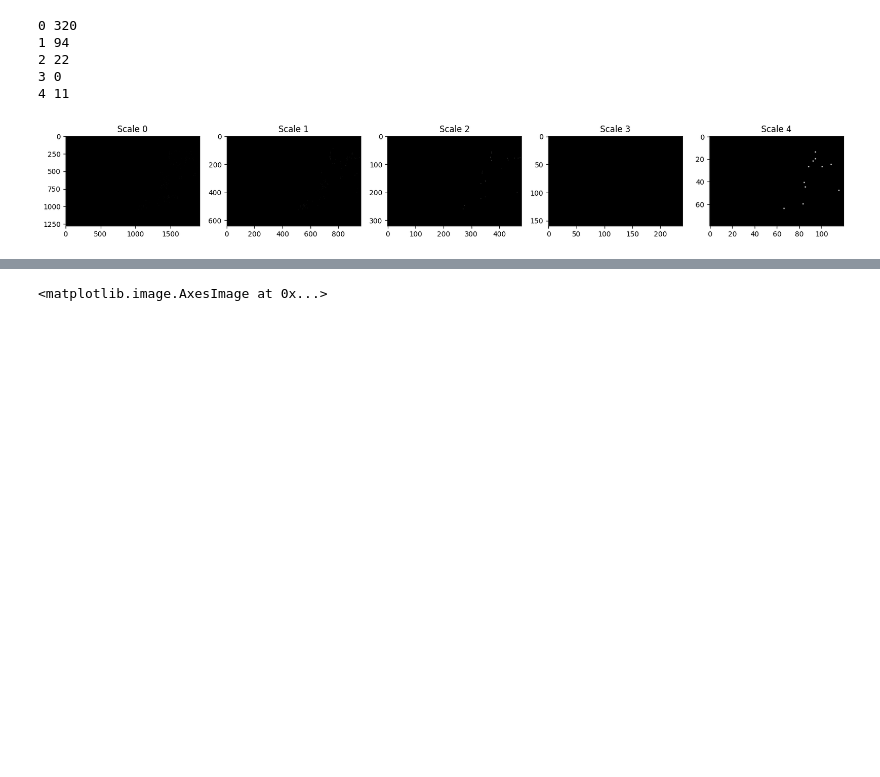
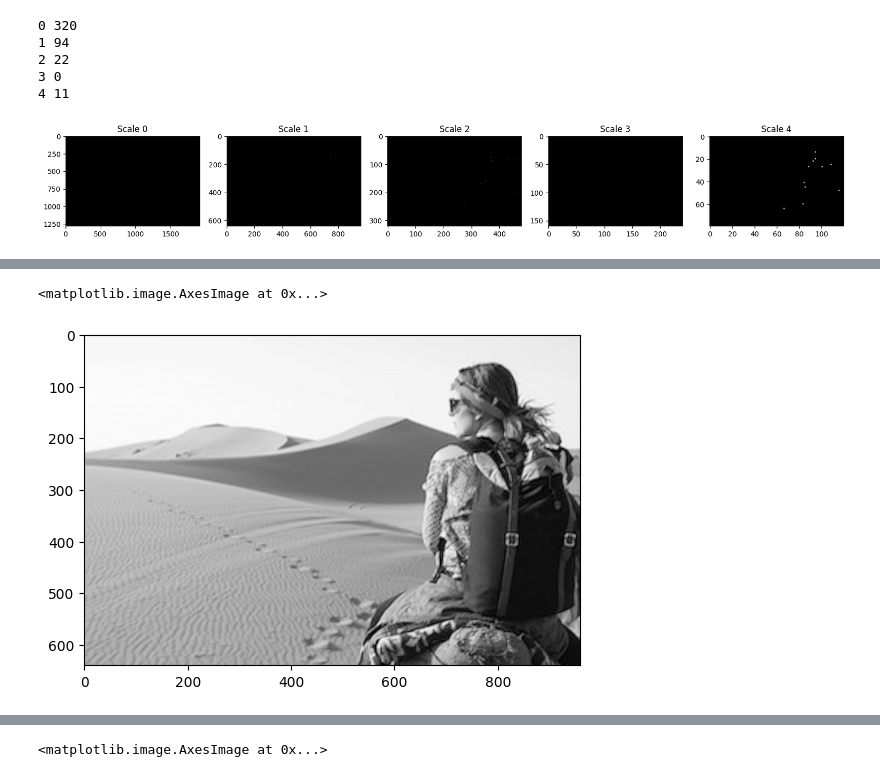
Before and after one commit to Hadartalisr/ImageProcessing, a Jupyter notebook: Ex4/ex4.ipynb, the cells around one changed output, grey strips where cells are left out. Cells and saved outputs as stored; diff of their text form; code cells hidden in the pictures; blank space fills up the shorter version.

```diff
--- a/Ex4/ex4.ipynb
+++ b/Ex4/ex4.ipynb
@@ -407,0 +436,25 @@ plt.imshow(warped_window, cmap='gray')
+# %%
+threshold = 0.3
+harris_window_size = 5
+k = 0.04
+gaussian_kernel_window_size = 5
+suppression_window_size = 5
+descriptor_window_size = 40
+
+scales = 5
+img_low_res_path = './assets/desert_low_res.jpg'
+img_high_res_path = './assets/desert_high_res.png'
+######## main ########
+
+
+img_low_res = cv2_open_image(img_low_res_path)
+img_high_res = cv2_open_image(img_high_res_path)
+img_low_res_gray = cv2_get_gray_img_mat(img_low_res)
+img_high_res_gray = cv2_get_gray_img_mat(img_high_res)
+low_pyramid = create_pyramid(img_low_res_gray, gaussian_kernel_window_size)
+high_pyramid = create_pyramid(img_high_res_gray, gaussian_kernel_window_size)
+corners_arr_low = multiscale_harris_corner_detector(low_pyramid, scales, harris_window_size, k, threshold, gaussian_window_size, suppression_window_size)
+corners_arr_high = multiscale_harris_corner_detector(high_pyramid, scales, harris_window_size, k, threshold, gaussian_window_size, suppression_window_size)
+descriptors_low = get_mops_descriptors(low_pyramid, corners_arr_low, descriptor_window_size)
+descriptors_high = get_mops_descriptors(high_pyramid, corners_arr_high, descriptor_window_size)
+#TODO ransac
@@ -407,0 +473,5 @@ plt.imshow(warped_window, cmap='gray')
+# %%
+plt.imshow(low_pyramid[1]['G'], cmap='gray')
+# %% [output]
+<matplotlib.image.AxesImage at 0x...>
+[figure, added]
```
Also changed, not shown: parts of 11 cells of this notebook.
